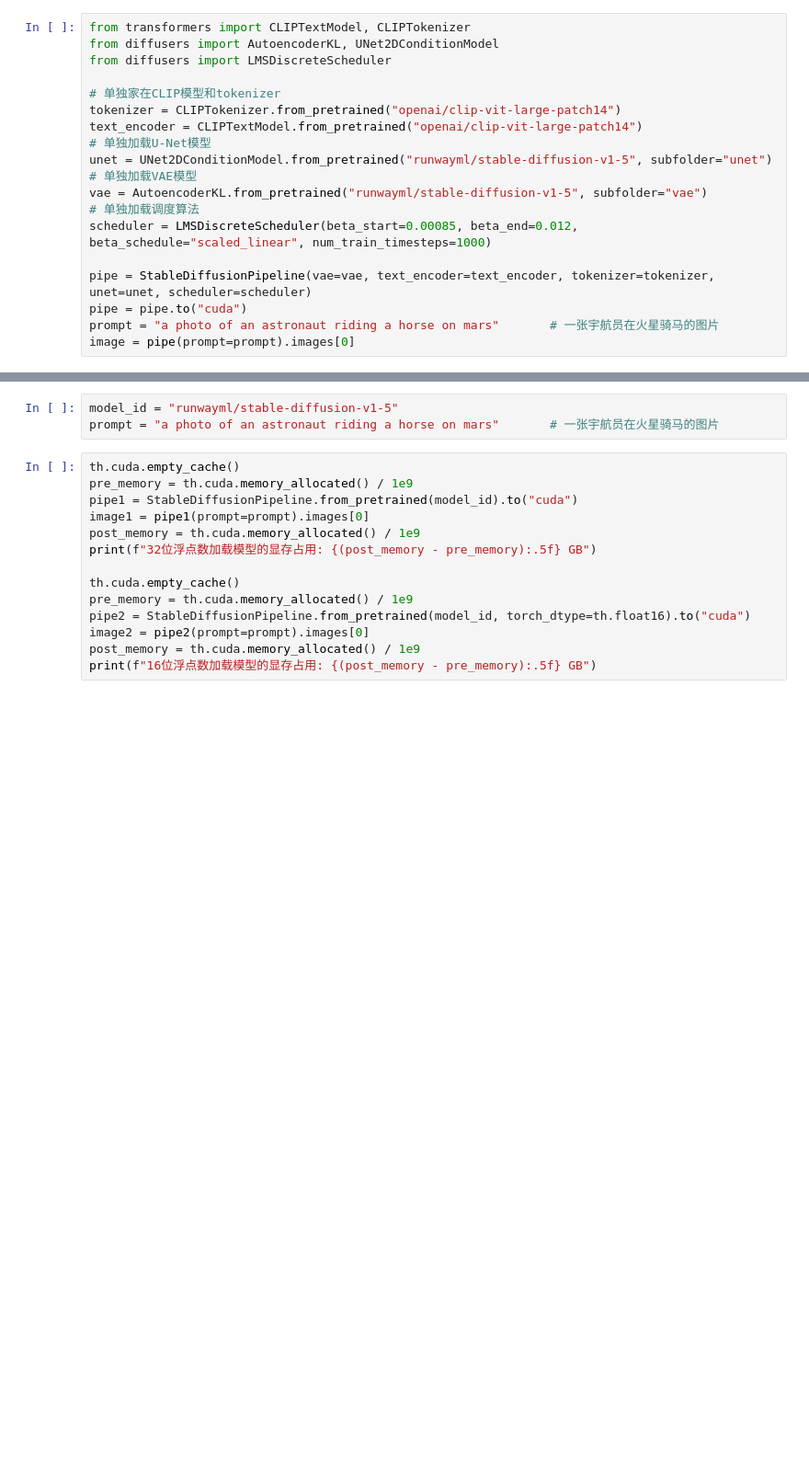
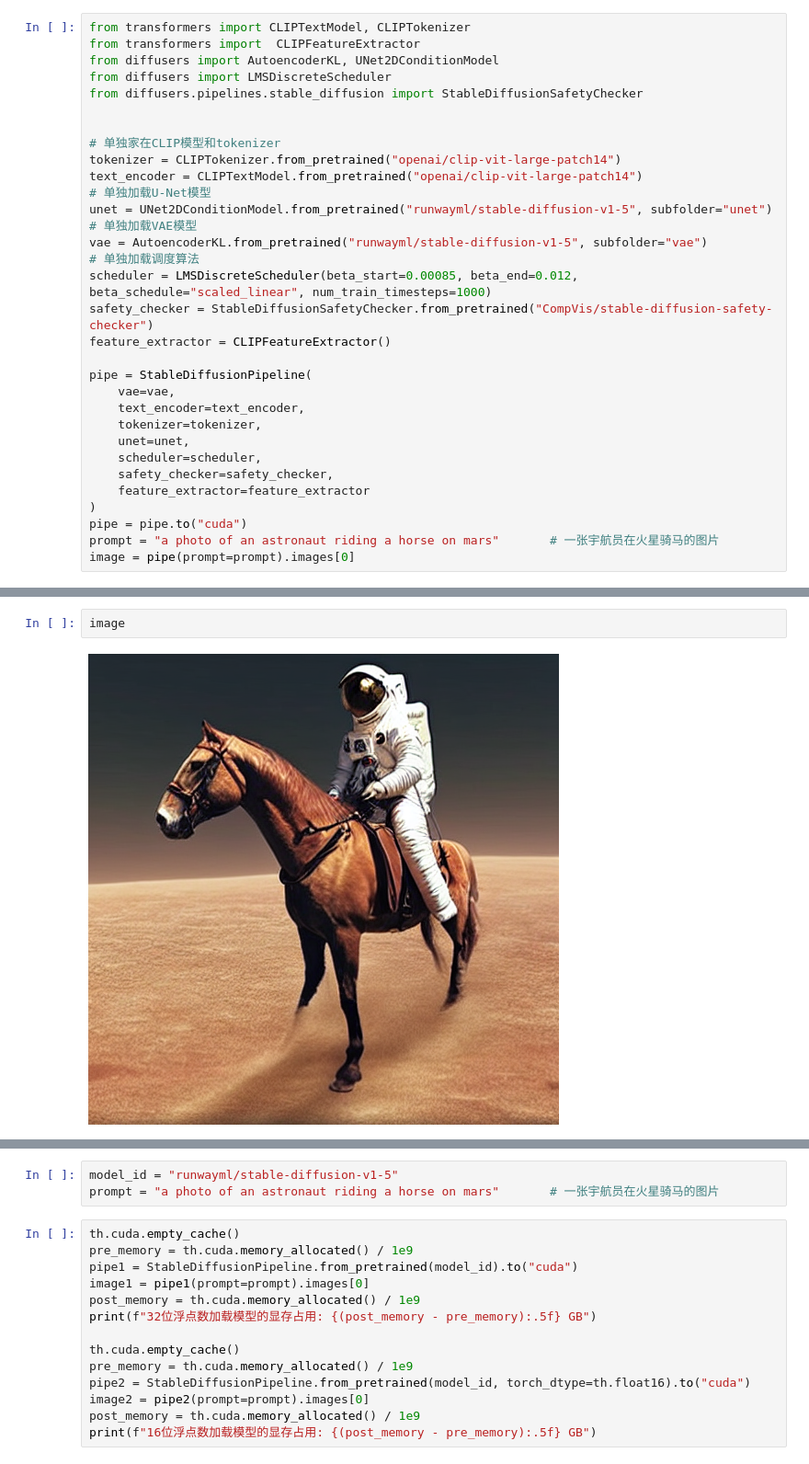
Before and after one commit to koking0/MLLM-Algorithm-Application-Finetuning, a Jupyter notebook: 4-DeepGenerateModel/4.4-StableDiffusion.ipynb, the cells around one changed output, grey strips where cells are left out. Shown at 92% size. Cells and saved outputs as stored; diff of their text form; blank space fills up the shorter version.

```diff
--- a/4-DeepGenerateModel/4.4-StableDiffusion.ipynb
+++ b/4-DeepGenerateModel/4.4-StableDiffusion.ipynb
@@ -30,7 +35,10 @@ image
 # %%
 from transformers import CLIPTextModel, CLIPTokenizer
+from transformers import  CLIPFeatureExtractor
 from diffusers import AutoencoderKL, UNet2DConditionModel
 from diffusers import LMSDiscreteScheduler
+from diffusers.pipelines.stable_diffusion import StableDiffusionSafetyChecker
+
 
 # 单独家在CLIP模型和tokenizer
 tokenizer = CLIPTokenizer.from_pretrained("openai/clip-vit-large-patch14")
@@ -41,8 +49,18 @@ unet = UNet2DConditionModel.from_pretrained("runwayml/stable-diffusion-v1-5", su
 vae = AutoencoderKL.from_pretrained("runwayml/stable-diffusion-v1-5", subfolder="vae")
 # 单独加载调度算法
 scheduler = LMSDiscreteScheduler(beta_start=0.00085, beta_end=0.012, beta_schedule="scaled_linear", num_train_timesteps=1000)
+safety_checker = StableDiffusionSafetyChecker.from_pretrained("CompVis/stable-diffusion-safety-checker")
+feature_extractor = CLIPFeatureExtractor()
 
-pipe = StableDiffusionPipeline(vae=vae, text_encoder=text_encoder, tokenizer=tokenizer, unet=unet, scheduler=scheduler)
+pipe = StableDiffusionPipeline(
+    vae=vae,
+    text_encoder=text_encoder,
+    tokenizer=tokenizer,
+    unet=unet,
+    scheduler=scheduler,
+    safety_checker=safety_checker,
+    feature_extractor=feature_extractor
+)
 pipe = pipe.to("cuda")
 prompt = "a photo of an astronaut riding a horse on mars"		# 一张宇航员在火星骑马的图片
 image = pipe(prompt=prompt).images[0]
@@ -49,3 +83,7 @@ image = pipe(prompt=prompt).images[0]
+# %%
+image
+# %% [output]
+[figure, added]
 # %%
 import torch as th
 from diffusers import StableDiffusionPipeline
```
Also changed, not shown: parts of 8 cells of this notebook.
